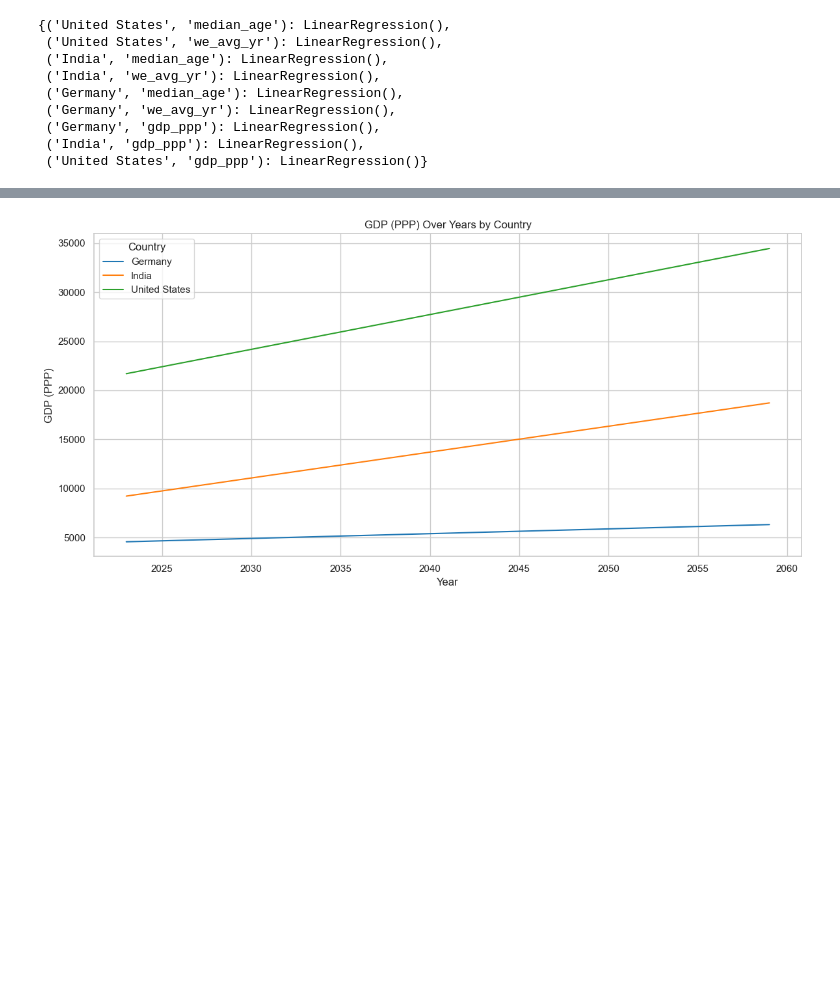
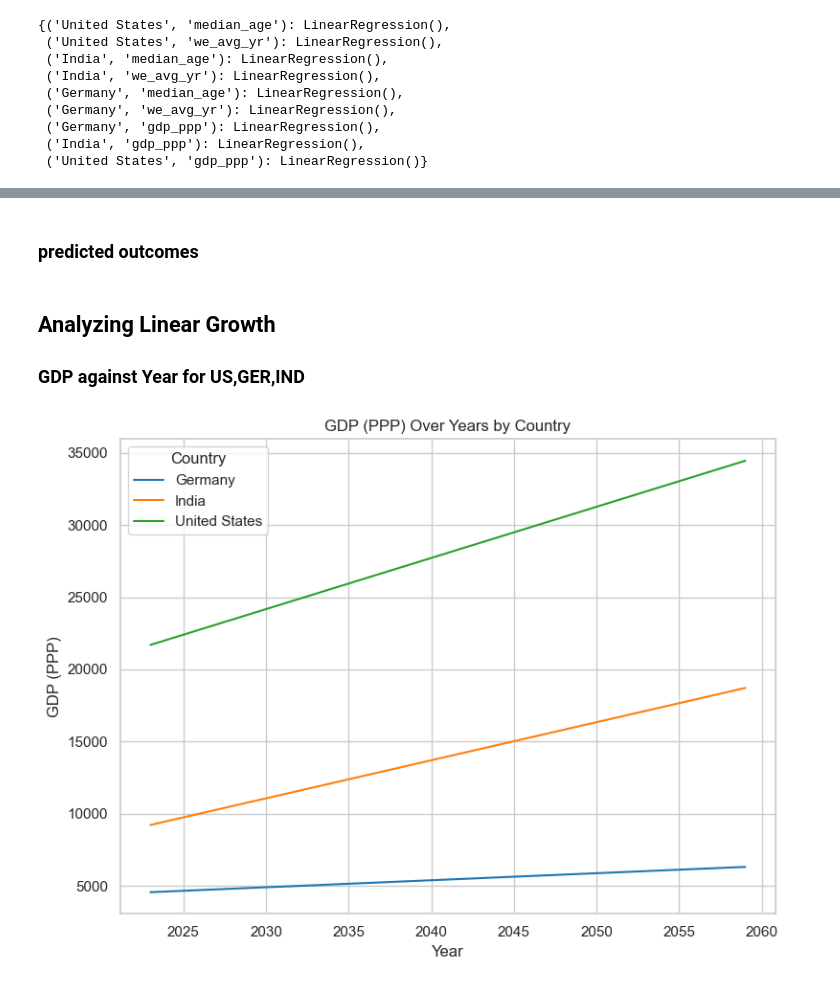
Before and after one commit to sathyaNEU/eco-gdp-predictor, a Jupyter notebook: notebook/model/start.ipynb, the cells around one changed output, grey strips where cells are left out. Cells and saved outputs as stored; diff of their text form; code cells hidden in the pictures; blank space fills up the shorter version.

```diff
--- a/notebook/model/start.ipynb
+++ b/notebook/model/start.ipynb
@@ -313,4 +328,6 @@ test_data_prep = [
     ]
 # %%
 # test_data_prep
+# %% [markdown]
+### predicted outcomes
 # %%
@@ -325,31 +340,34 @@ raw_pred_data = [
     for obj in test_data_prep
     ]
 pred_data_df = pd.DataFrame(raw_pred_data)
+# %% [markdown]
+## Analyzing Linear Growth
+### GDP against Year for US,GER,IND
 # %%
 # Create the line chart
 import matplotlib.pyplot as plt
 import seaborn as sns
 
-plt.figure(figsize=(12, 6))
+plt.figure(figsize=(8, 6))
 sns.lineplot(
     data=pred_data_df,
     x='Year',
     y='gdp_ppp',
     hue='Entity',  # Different lines for each country
     palette='tab10'  # Optional color palette
 )
 
 # Customize the plot
 plt.title('GDP (PPP) Over Years by Country')
 plt.xlabel('Year')
 plt.ylabel('GDP (PPP)')
 plt.legend(title='Country')
 plt.grid(True)
 plt.tight_layout()
 
 # Show the plot
 plt.show()
 # %% [output]
-[figure, old version]
+[figure, new version]
 # %%
 # Create the line chart
```
Also changed, not shown: parts of 21 cells of this notebook, 5 other files.
